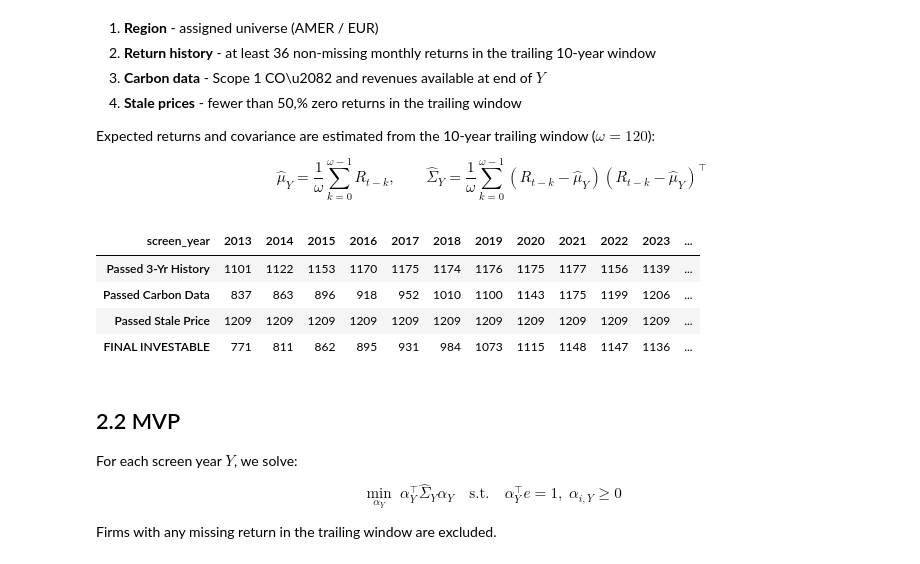
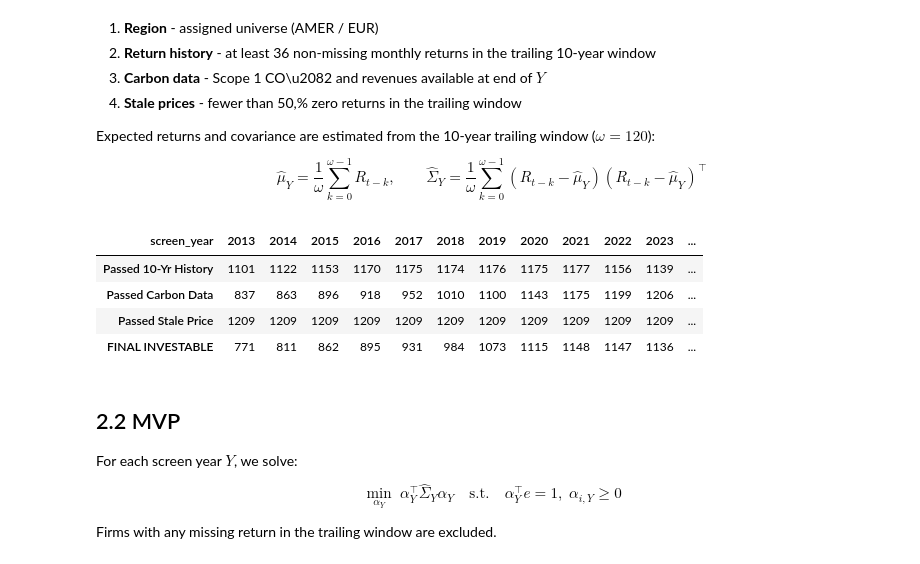
Before and after one commit to Saarujan06/Sustainability-Aware-Asset-Management-Project, a Jupyter notebook: Group_AS_SAAM_Notebook.ipynb, the cells around one changed output. Cells and saved outputs as stored; diff of their text form; code cells hidden in the pictures.

```diff
--- a/Group_AS_SAAM_Notebook.ipynb
+++ b/Group_AS_SAAM_Notebook.ipynb
@@ -632,35 +632,35 @@ for year in range(START_YEAR, END_YEAR + 1):
             "valid_months":    int(valid_months.get(isin, 0)),
             "pass_history":    bool(pass_history.get(isin, False)),
             "pass_carbon":     bool(pass_carbon.get(isin, False)),
             "pass_not_stale":  isin not in stale_isins,
         })
 
 inv_set = pd.DataFrame(rows)
 inv_set["investable"] = (
     inv_set["pass_history"] & inv_set["pass_carbon"] & inv_set["pass_not_stale"]
 )
 
 investment_set = inv_set[["screen_year", "ISIN", "investable"]].copy()
 investment_set["investment_year"] = investment_set["screen_year"] + 1
 investment_set = investment_set.rename(columns={"investable": "investable_for_next_year"})
 investment_set.to_csv(CLEAN_DIR / INV_SET_FILE, index=False)
 
 funnel = (inv_set.groupby("screen_year")[
               ["pass_history", "pass_carbon", "pass_not_stale", "investable"]
           ].sum()
           .rename(columns={
-              "pass_history":    "Passed 3-Yr History",
+              "pass_history":    "Passed 10-Yr History",
               "pass_carbon":     "Passed Carbon Data",
               "pass_not_stale":  "Passed Stale Price",
               "investable":      "FINAL INVESTABLE",
           }))
 funnel.to_csv(OUT_DIR / "investment_set_funnel.csv")
 
 from IPython.display import display
 display(funnel.T)
 # %% [output]
 | screen_year | 2013 | 2014 | 2015 | 2016 | 2017 | 2018 | 2019 | 2020 | 2021 | 2022 | 2023 | ... |
-| Passed 3-Yr History | 1101 | 1122 | 1153 | 1170 | 1175 | 1174 | 1176 | 1175 | 1177 | 1156 | 1139 | ... |
+| Passed 10-Yr History | 1101 | 1122 | 1153 | 1170 | 1175 | 1174 | 1176 | 1175 | 1177 | 1156 | 1139 | ... |
 | Passed Carbon Data | 837 | 863 | 896 | 918 | 952 | 1010 | 1100 | 1143 | 1175 | 1199 | 1206 | ... |
 | Passed Stale Price | 1209 | 1209 | 1209 | 1209 | 1209 | 1209 | 1209 | 1209 | 1209 | 1209 | 1209 | ... |
 | FINAL INVESTABLE | 771 | 811 | 862 | 895 | 931 | 984 | 1073 | 1115 | 1148 | 1147 | 1136 | ... |
```
Also changed, not shown: parts of 2 cells of this notebook, 1 other file.
